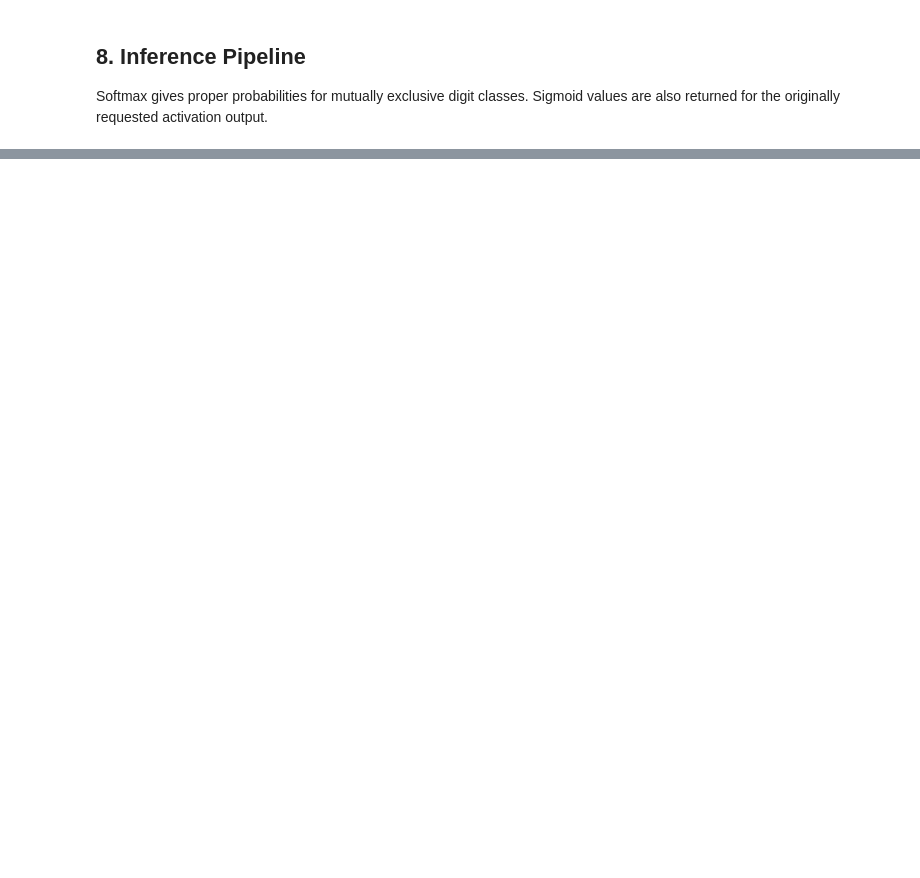
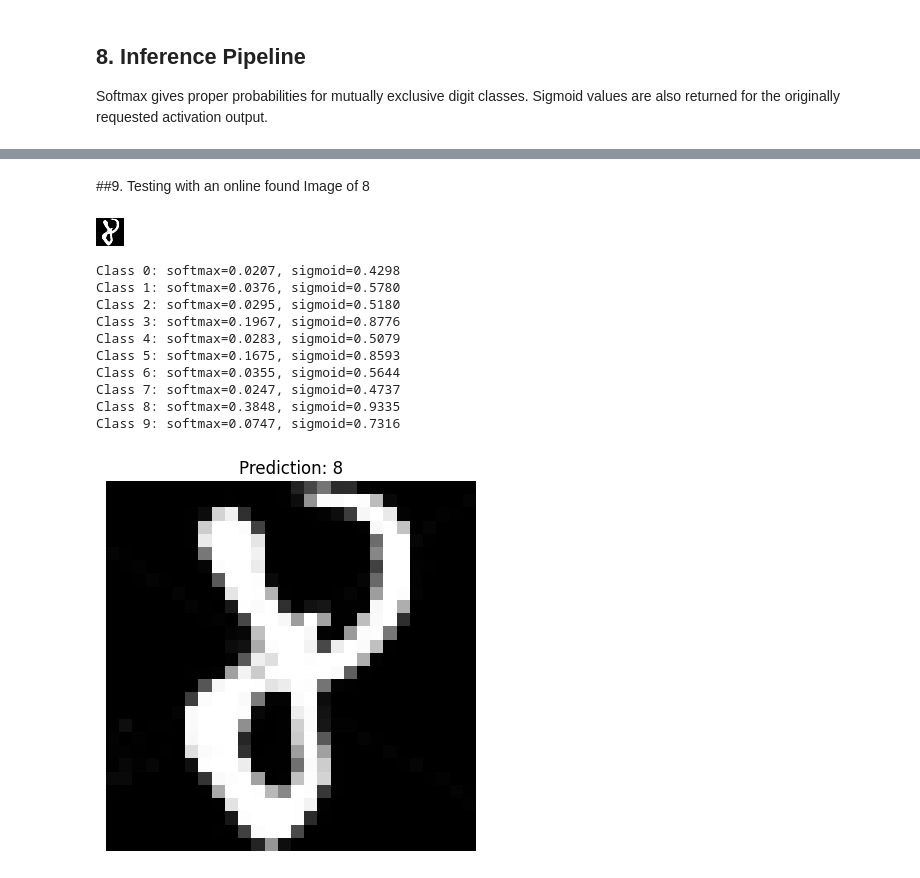
Before and after one commit to NaziU/MNIST-Dataset-testing, a Jupyter notebook: Task1.ipynb, the cells around one changed output, grey strips where cells are left out. Saved outputs shown, nothing was run; the diff lists cells and outputs as text; code cells hidden in the pictures; blank space fills up the shorter version.

```diff
--- a/Task1.ipynb
+++ b/Task1.ipynb
@@ -169,0 +212,35 @@ plt.show()
+# %% [markdown]
+##9. Testing with an online found Image of 8
+# %%
+from google.colab.patches import cv2_imshow
+import cv2
+import numpy as np
+import torch
+import matplotlib.pyplot as plt
+
+img = cv2.imread('/content/num8.png', cv2.IMREAD_GRAYSCALE)
+img = cv2.resize(img, (28, 28))
+img = cv2.bitwise_not(img)
+cv2_imshow(img)
+img = img.astype(np.float32) / 255.0
+img_tensor = torch.from_numpy(img).unsqueeze(0).unsqueeze(0)
+predicted, probabilities, sigmoid_values = predict_single_image(img_tensor)
+for index, probability in enumerate(probabilities):
+    print(f'Class {index}: softmax={probability:.4f}, sigmoid={sigmoid_values[index]:.4f}')
+plt.imshow(img_tensor.squeeze().numpy() * 0.3081 + 0.1307, cmap='gray')
+plt.title(f'Prediction: {predicted}')
+plt.axis('off')
+plt.show()
+# %% [output]
+[figure, added]
+Class 0: softmax=0.0207, sigmoid=0.4298
+Class 1: softmax=0.0376, sigmoid=0.5780
+Class 2: softmax=0.0295, sigmoid=0.5180
+Class 3: softmax=0.1967, sigmoid=0.8776
+Class 4: softmax=0.0283, sigmoid=0.5079
+Class 5: softmax=0.1675, sigmoid=0.8593
+Class 6: softmax=0.0355, sigmoid=0.5644
+Class 7: softmax=0.0247, sigmoid=0.4737
+Class 8: softmax=0.3848, sigmoid=0.9335
+Class 9: softmax=0.0747, sigmoid=0.7316
+[figure, added]
```
Also changed, not shown: parts of 10 cells of this notebook.
